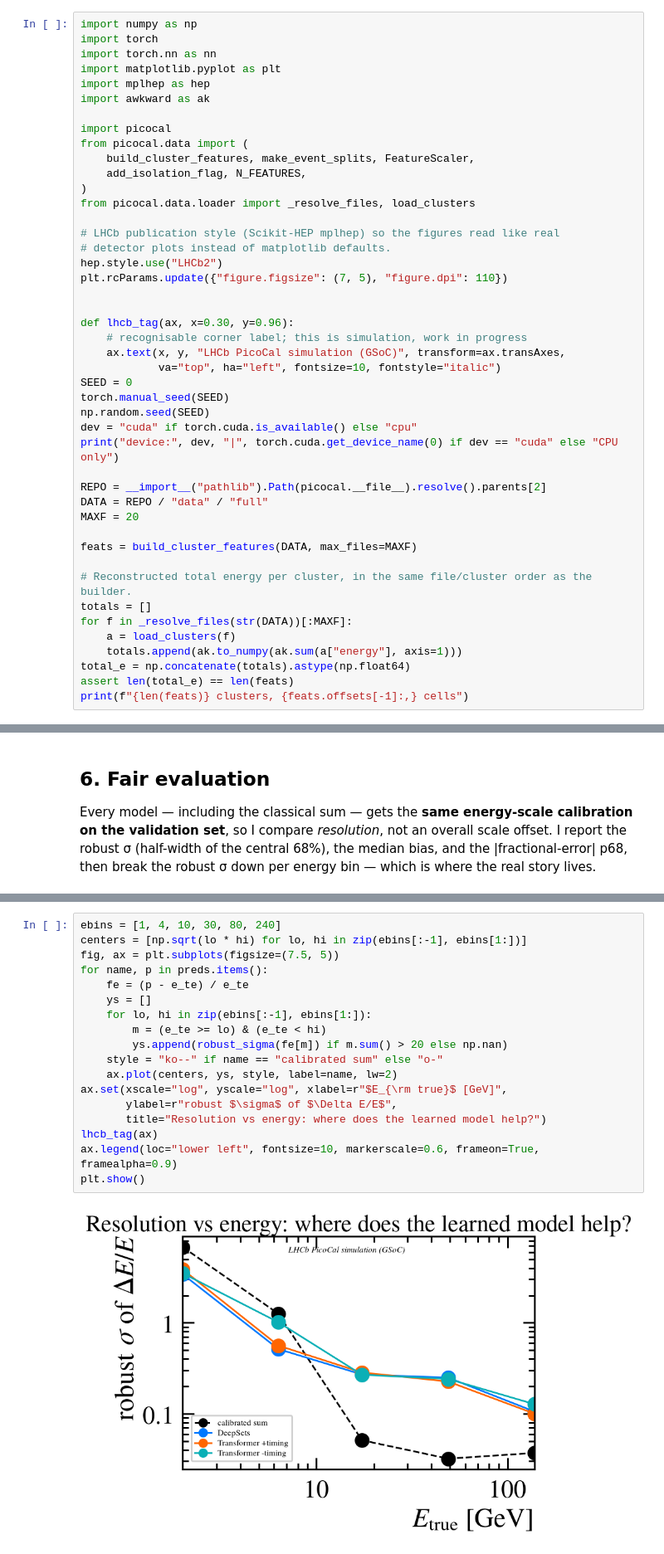
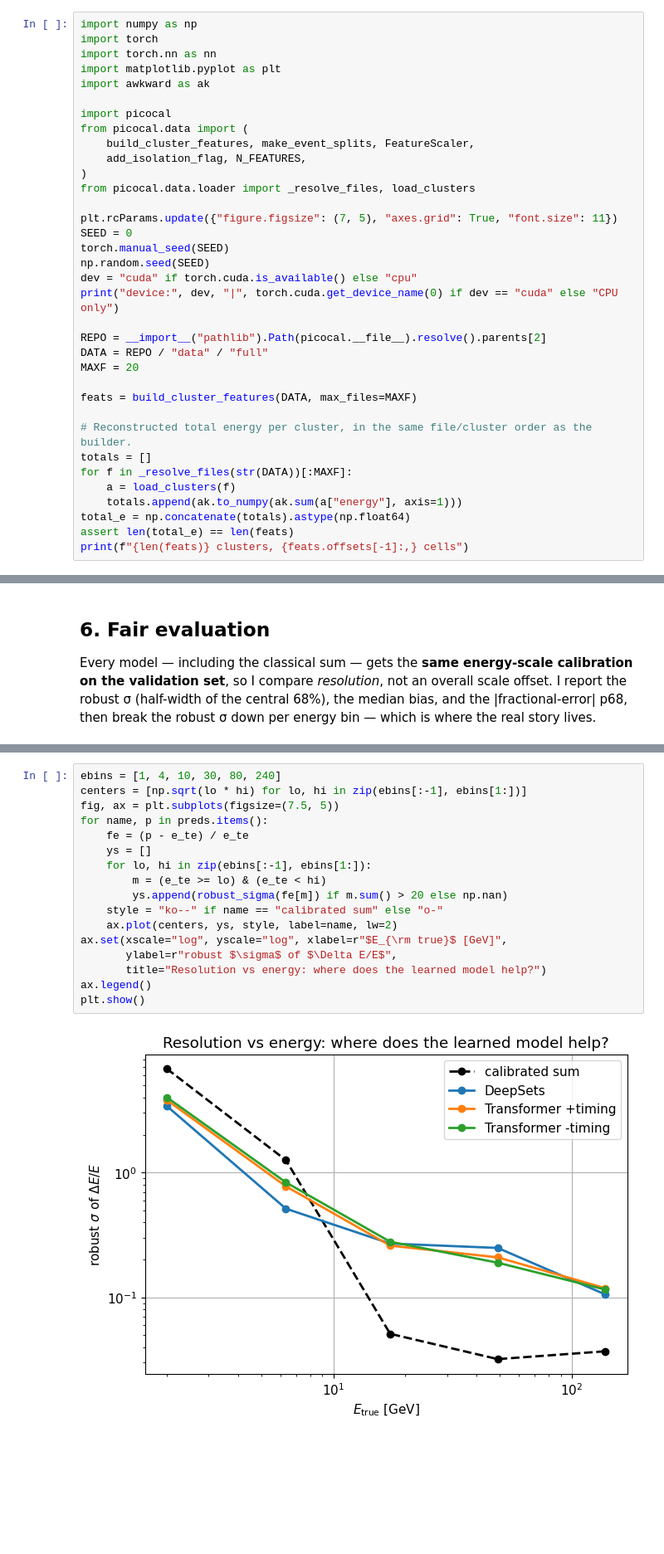
Before and after one commit to Lworakan/GSoC2026-picocal-spacetime-transformer, a Jupyter notebook: notebooks/03_poc_spacetime_transformer.ipynb, the cells around one changed output, grey strips where cells are left out. Shown at 83% size. Saved outputs shown, nothing was run; the diff lists cells and outputs as text; blank space fills up the shorter version.

Commit message:
Revert "style(notebooks): LHCb publication style (mplhep) for notebooks 01-03"
This reverts commit af68502393dcb3a844f5b78ee4cf3f1c00368f38.

```diff
--- a/notebooks/03_poc_spacetime_transformer.ipynb
+++ b/notebooks/03_poc_spacetime_transformer.ipynb
@@ -30,7 +30,6 @@ import numpy as np
 import torch
 import torch.nn as nn
 import matplotlib.pyplot as plt
-import mplhep as hep
 import awkward as ak
 
 import picocal
@@ -40,16 +39,7 @@ from picocal.data import (
 )
 from picocal.data.loader import _resolve_files, load_clusters
 
-# LHCb publication style (Scikit-HEP mplhep) so the figures read like real
-# detector plots instead of matplotlib defaults.
-hep.style.use("LHCb2")
-plt.rcParams.update({"figure.figsize": (7, 5), "figure.dpi": 110})
-
-
-def lhcb_tag(ax, x=0.30, y=0.96):
-    # recognisable corner label; this is simulation, work in progress
-    ax.text(x, y, "LHCb PicoCal simulation (GSoC)", transform=ax.transAxes,
-            va="top", ha="left", fontsize=10, fontstyle="italic")
+plt.rcParams.update({"figure.figsize": (7, 5), "axes.grid": True, "font.size": 11})
 SEED = 0
 torch.manual_seed(SEED)
 np.random.seed(SEED)
@@ -320,23 +310,22 @@ Transformer -timing      -0.021         0.669    0.477
 # %%
 ebins = [1, 4, 10, 30, 80, 240]
 centers = [np.sqrt(lo * hi) for lo, hi in zip(ebins[:-1], ebins[1:])]
 fig, ax = plt.subplots(figsize=(7.5, 5))
 for name, p in preds.items():
     fe = (p - e_te) / e_te
     ys = []
     for lo, hi in zip(ebins[:-1], ebins[1:]):
         m = (e_te >= lo) & (e_te < hi)
         ys.append(robust_sigma(fe[m]) if m.sum() > 20 else np.nan)
     style = "ko--" if name == "calibrated sum" else "o-"
     ax.plot(centers, ys, style, label=name, lw=2)
 ax.set(xscale="log", yscale="log", xlabel=r"$E_{\rm true}$ [GeV]",
        ylabel=r"robust $\sigma$ of $\Delta E/E$",
        title="Resolution vs energy: where does the learned model help?")
-lhcb_tag(ax)
-ax.legend(loc="lower left", fontsize=10, markerscale=0.6, frameon=True, framealpha=0.9)
+ax.legend()
 plt.show()
 # %% [output]
-[figure, old version]
+[figure, new version]
 # %% [markdown]
 **Reading the plot honestly.** Two things are stable across reruns:
 
```
Also changed, not shown: parts of 5 cells of this notebook, 3 other files.
